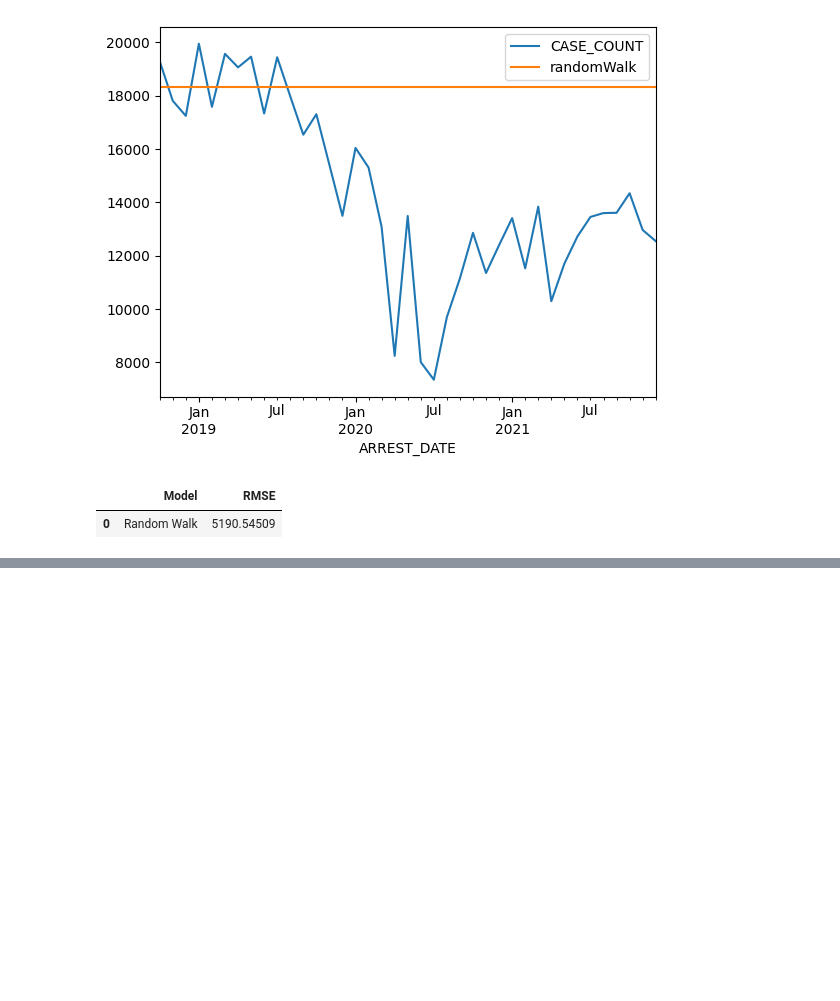
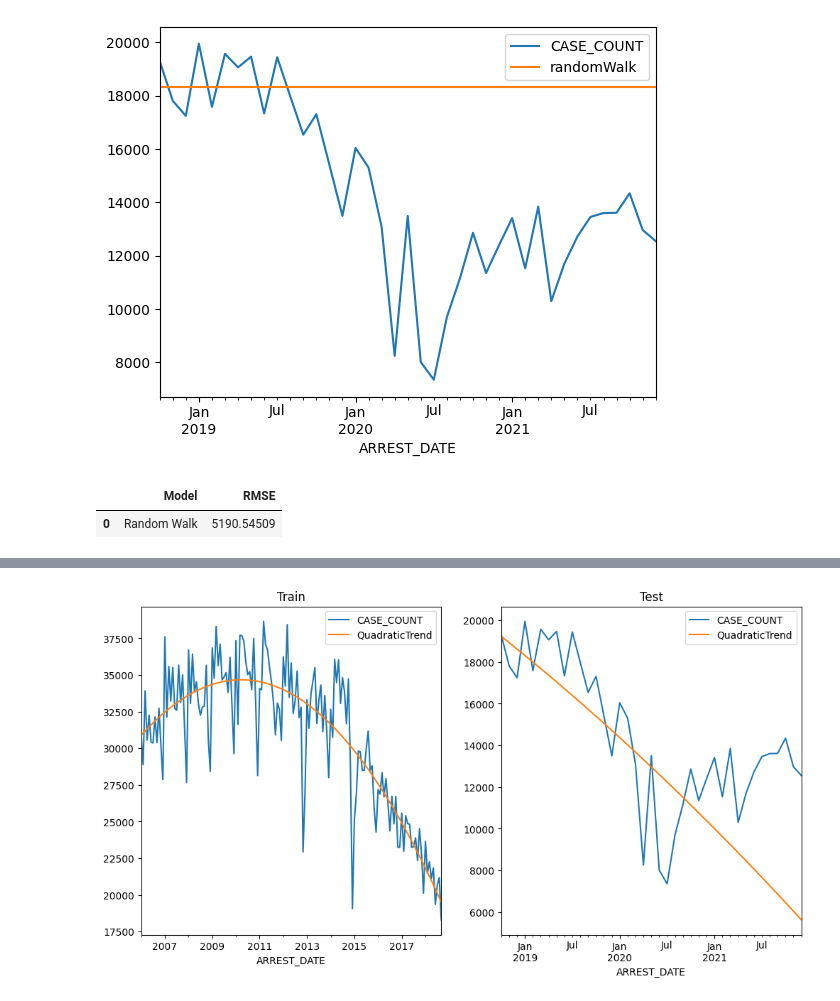
Before and after one commit to matiascapurroriver/predictivoAvanzado, a Jupyter notebook: ST.ipynb, the cells around one changed output, grey strips where cells are left out. Cells and saved outputs as stored; diff of their text form; code cells hidden in the pictures; blank space fills up the shorter version.

```diff
--- a/ST.ipynb
+++ b/ST.ipynb
@@ -186,0 +292,3 @@ df_results
+# %%
+df_mes['timeIndex_sq'] = df_mes['timeIndex'] ** 2
+df_mes.timeIndex_sq.head()
@@ -186,0 +303,12 @@ df_results
+# %%
+df_train, df_test = train_test_split(df_mes, test_size=0.2, shuffle=False, random_state=42)
+model_quadratic = smf.ols(formula='CASE_COUNT ~ timeIndex + timeIndex_sq', data=df_train).fit()
+df_train['QuadraticTrend'] = model_quadratic.predict(df_train[['timeIndex', 'timeIndex_sq']])
+df_test['QuadraticTrend'] = model_quadratic.predict(df_test[['timeIndex', 'timeIndex_sq']])
+# %%
+fig, axes = plt.subplots(1,2, figsize=(12,6))
+df_train.plot(kind="line", y = ["CASE_COUNT", "QuadraticTrend"], ax=axes[0], title='Train')
+df_test.plot(kind="line", y = ["CASE_COUNT", "QuadraticTrend"], ax=axes[1], title='Test')
+plt.show()
+# %% [output]
+[figure, added]
```
Also changed, not shown: parts of 45 cells of this notebook.
